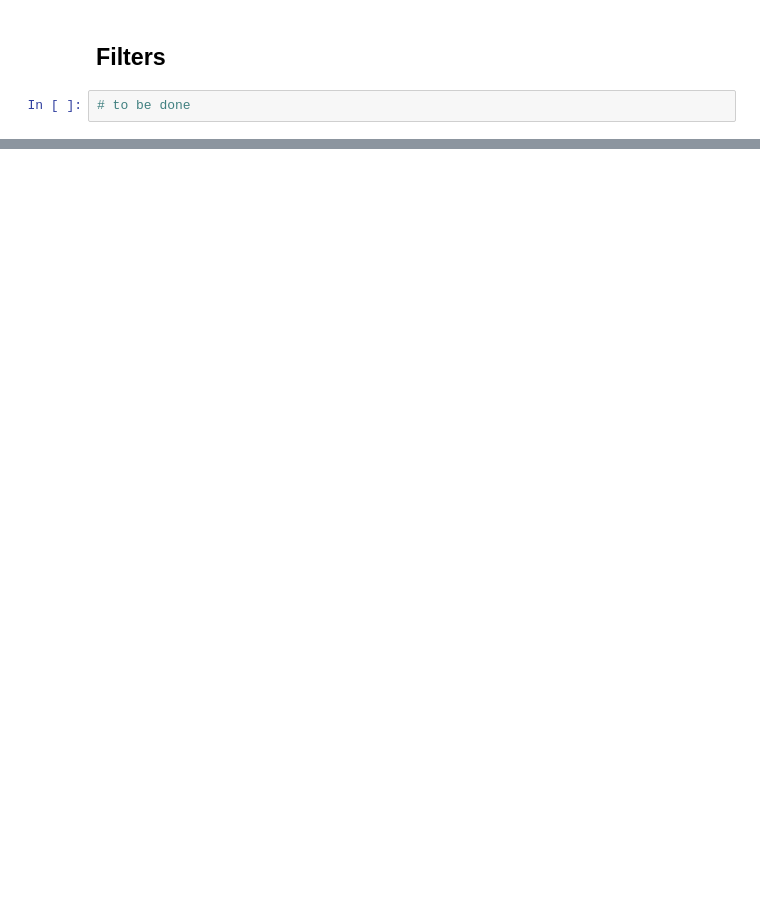
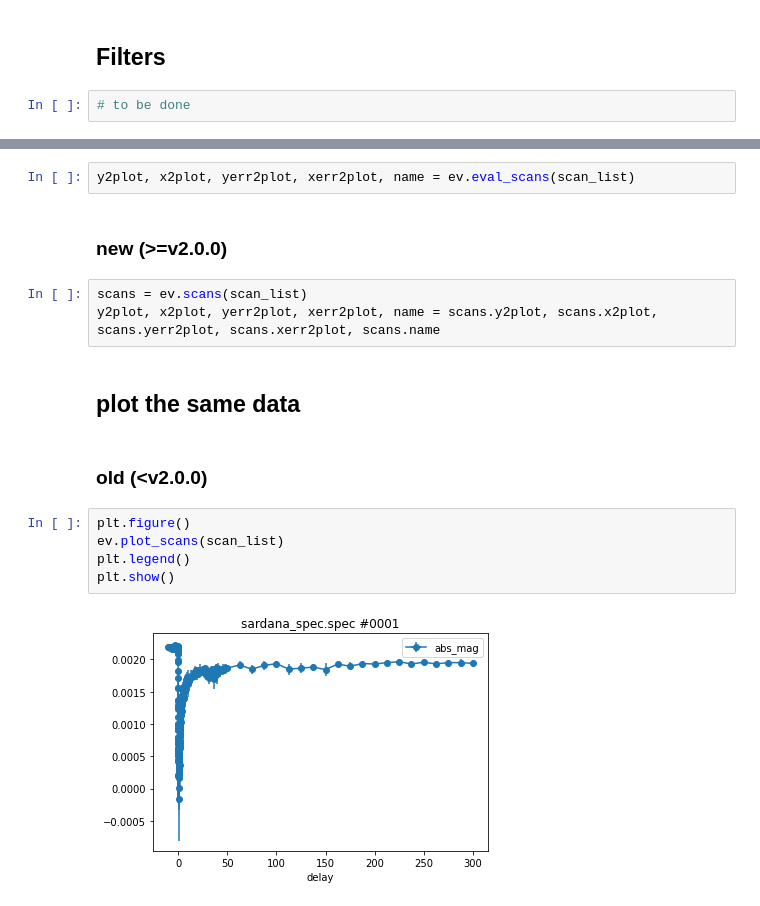
Before and after one commit to dschick/pyEvalData, a Jupyter notebook: docs/source/examples/evaluation.ipynb, the cells around one changed output, grey strips where cells are left out. Saved outputs shown, nothing was run; the diff lists cells and outputs as text; blank space fills up the shorter version.

```diff
--- a/docs/source/examples/evaluation.ipynb
+++ b/docs/source/examples/evaluation.ipynb
@@ -663,0 +647,18 @@ plt.show()
+# %%
+y2plot, x2plot, yerr2plot, xerr2plot, name = ev.eval_scans(scan_list)
+# %% [markdown]
+### new (>=v2.0.0)
+# %%
+scans = ev.scans(scan_list)
+y2plot, x2plot, yerr2plot, xerr2plot, name = scans.y2plot, scans.x2plot, scans.yerr2plot, scans.xerr2plot, scans.name
+# %% [markdown]
+## plot the same data
+# %% [markdown]
+### old (<v2.0.0)
+# %%
+plt.figure()
+ev.plot_scans(scan_list)
+plt.legend()
+plt.show()
+# %% [output]
+[figure, added]
```
Also changed, not shown: parts of 38 cells of this notebook, 1 other file.
